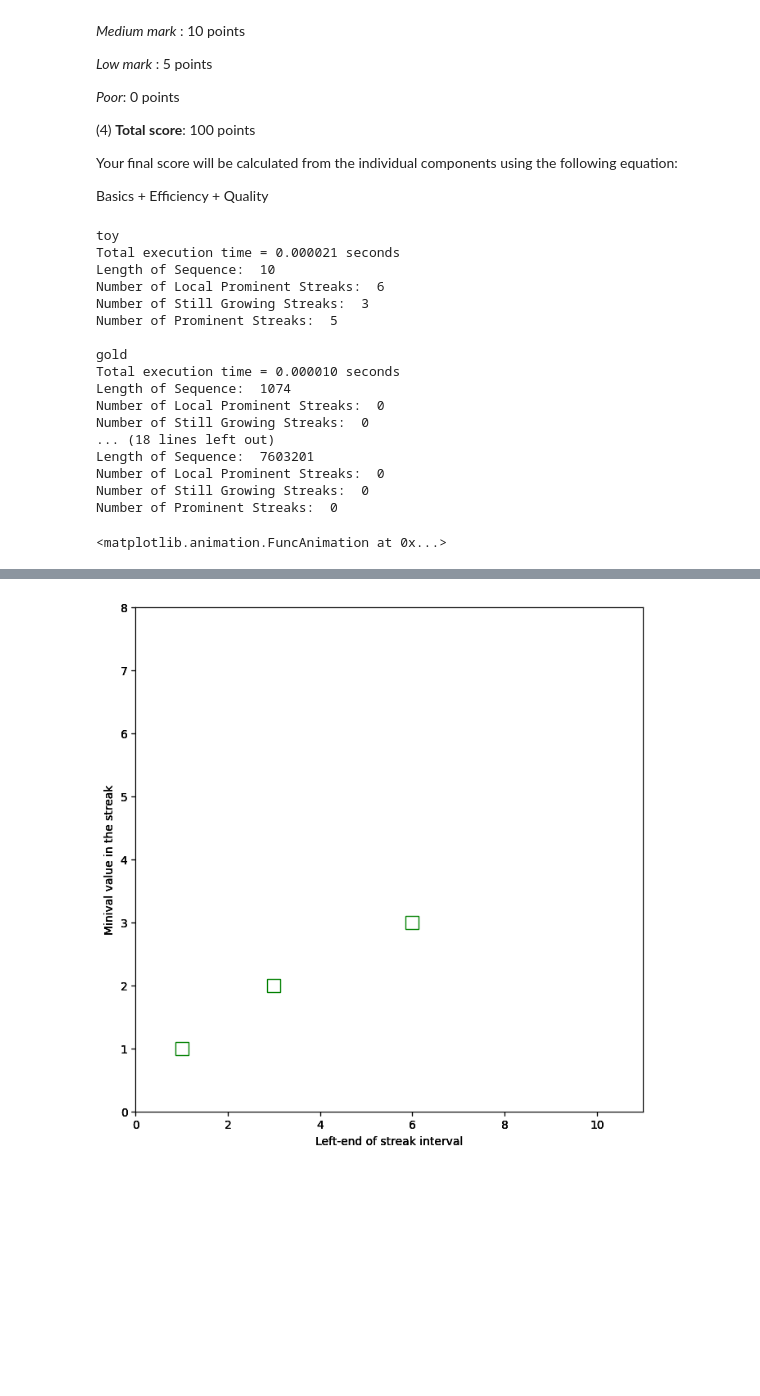
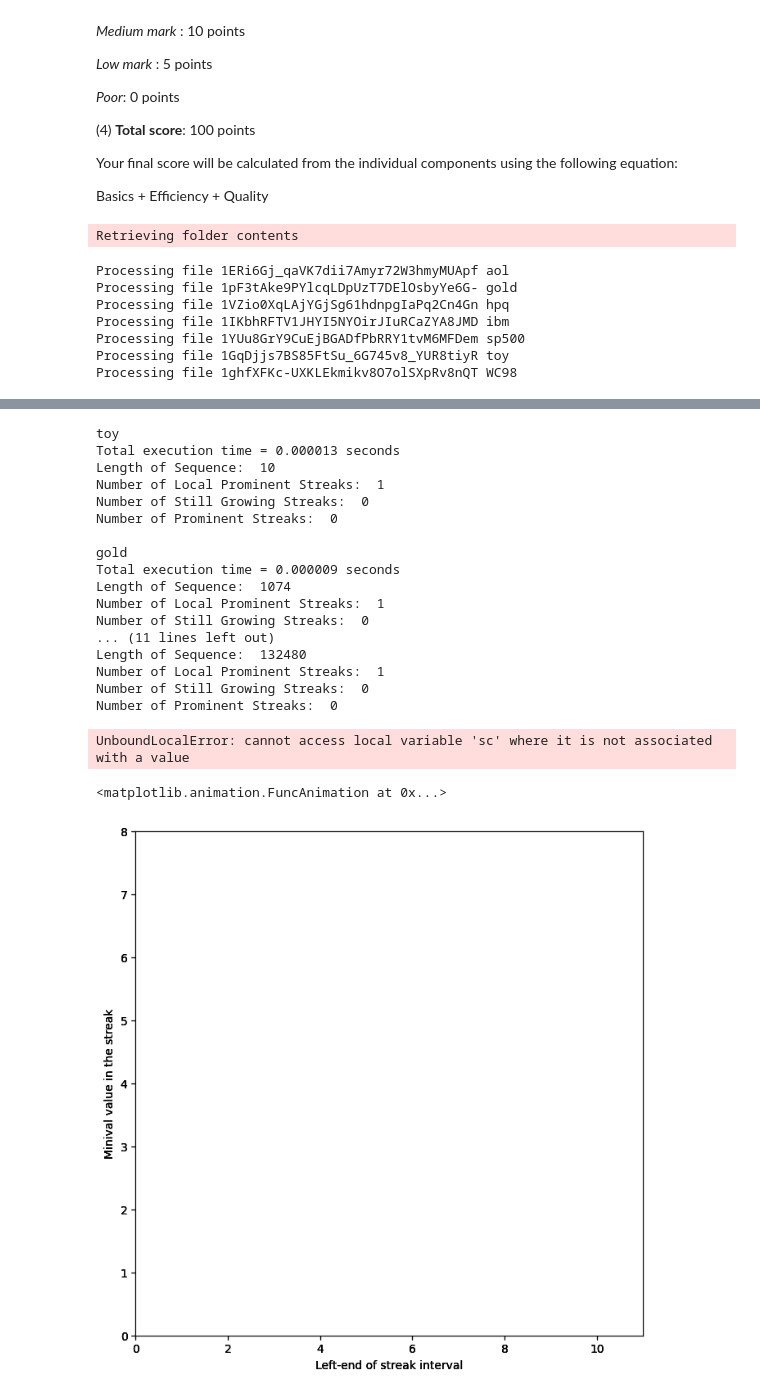
Before and after one commit to Kashish733/Cv, a Jupyter notebook: cse4334_spring2026_p1.ipynb, the cells around one changed output, grey strips where cells are left out. Saved outputs shown, nothing was run; the diff lists cells and outputs as text; code cells hidden in the pictures; blank space fills up the shorter version.

```diff
--- a/cse4334_spring2026_p1.ipynb
+++ b/cse4334_spring2026_p1.ipynb
@@ -161,7 +161,24 @@ def llps(sequence):
   local_prominent_streaks = [[]] * len(sequence)
   growing_streaks = [[]] * len(sequence)
   prominent_streaks = []
-  return local_prominent_streaks, growing_streaks, prominent_streaks
+  min_value = []
+  for i, v in zip(range(1,len(sequence) + 1), sequence):
+    if i == 1:
+      local_prominent_streaks[i] = '-'
+      growing_streaks[i]= [[1, 1], v]
+      min_value.append(v)
+    elif i>1:
+      for j in min_value:
+        if j > v:
+          local_prominent_streaks[i] = growing_streaks[i]
+          growing_streaks[i] = [[1, i], v]
+          min_value.pop(j)
+          min_value.append(v)
+        else:
+          local_prominent_streaks[i] = '-'
+          growing_streaks[i] = [[i, i], j]
+          min_value.append(v)
+    return local_prominent_streaks, growing_streaks, prominent_streaks
 
 
 # To use the hard-coded results, call the main functon by main(hardcode=True).
@@ -296,7 +313,7 @@ def main(use_hardcode=True):
     # Colab will crash given the large data file 'WC98'. So make sure
     # to take out 'WC98' from the file list when you run it in Colab.
 
-    files = ['toy', 'gold', 'sp500', 'aol', 'WC98']
+    files = ['toy', 'gold', 'sp500', 'aol']
     for file in files:
         with open(DATA_DIR + '/' + file, 'r') as filehandle:
             print(file)
@@ -334,23 +351,13 @@ def main(use_hardcode=True):
     return ani
 
 
-main(use_hardcode=True)
+main(use_hardcode=False)
 # %% [output]
-toy
-Total execution time = 0.000021 seconds
-Length of Sequence:  10
-Number of Local Prominent Streaks:  6
-Number of Still Growing Streaks:  3
-Number of Prominent Streaks:  5
-
-gold
-Total execution time = 0.000010 seconds
-Length of Sequence:  1074
-Number of Local Prominent Streaks:  0
-Number of Still Growing Streaks:  0
-... (18 lines left out)
-Length of Sequence:  7603201
-Number of Local Prominent Streaks:  0
-Number of Still Growing Streaks:  0
-Number of Prominent Streaks:  0
+Retrieving folder contents
-<matplotlib.animation.FuncAnimation at 0x...>
+Processing file 1ERi6Gj_qaVK7dii7Amyr72W3hmyMUApf aol
+Processing file 1pF3tAke9PYlcqLDpUzT7DElOsbyYe6G- gold
+Processing file 1VZio0XqLAjYGjSg61hdnpgIaPq2Cn4Gn hpq
+Processing file 1IKbhRFTV1JHYI5NYOirJIuRCaZYA8JMD ibm
+Processing file 1YUu8GrY9CuEjBGADfPbRRY1tvM6MFDem sp500
+Processing file 1GqDjjs7BS85FtSu_6G745v8_YUR8tiyR toy
+Processing file 1ghfXFKc-UXKLEkmikv8O7olSXpRv8nQT WC98
@@ -357 +381,20 @@ Number of Prominent Streaks:  0
+toy
+Total execution time = 0.000013 seconds
+Length of Sequence:  10
+Number of Local Prominent Streaks:  1
+Number of Still Growing Streaks:  0
+Number of Prominent Streaks:  0
+
+gold
+Total execution time = 0.000009 seconds
+Length of Sequence:  1074
+Number of Local Prominent Streaks:  1
+Number of Still Growing Streaks:  0
+... (11 lines left out)
+Length of Sequence:  132480
+Number of Local Prominent Streaks:  1
+Number of Still Growing Streaks:  0
+Number of Prominent Streaks:  0
+UnboundLocalError: cannot access local variable 'sc' where it is not associated with a value
+<matplotlib.animation.FuncAnimation at 0x...>
-[figure, old version]
+[figure, new version]
```
Also changed, not shown: parts of 2 cells of this notebook.
